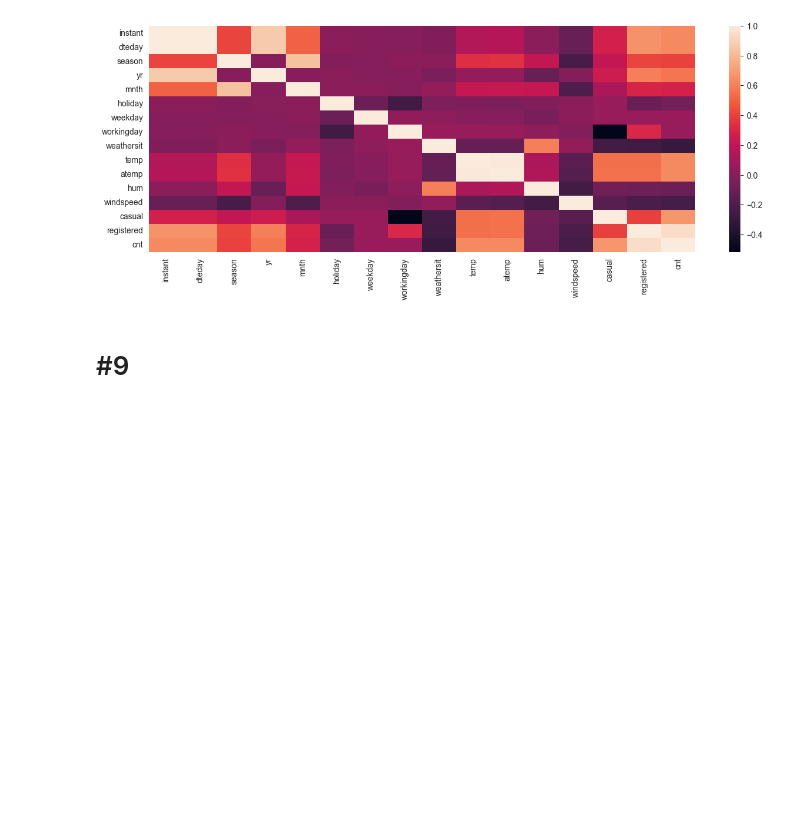
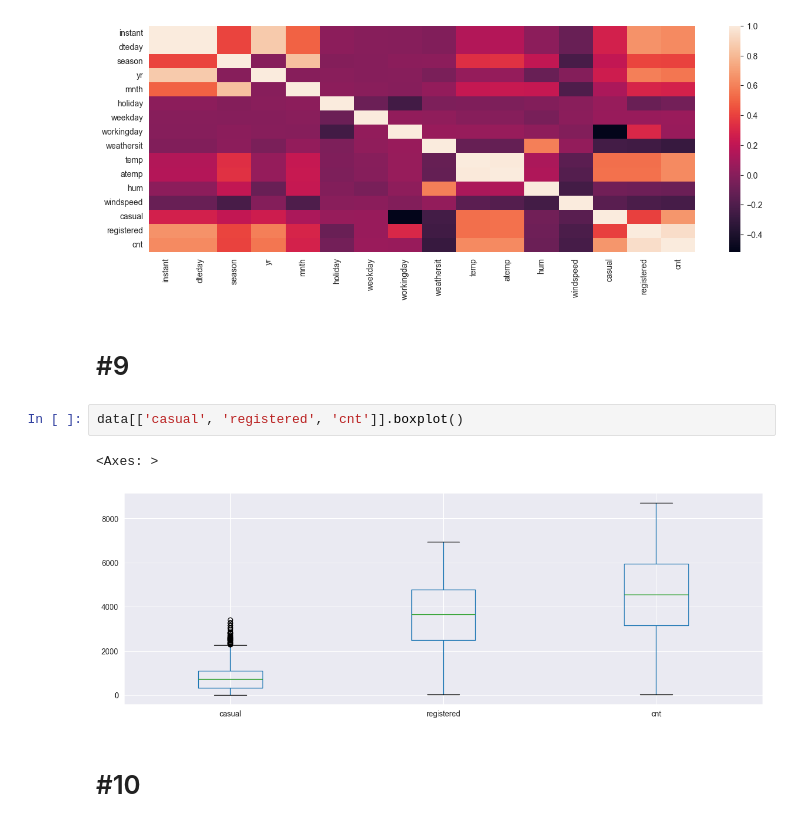
Before and after one commit to raaamk/ML_SoSe24, a Jupyter notebook: src/Assignments/2/mjanits1_11270520.ipynb, the cells around one changed output. Saved outputs shown, nothing was run; the diff lists cells and outputs as text; blank space fills up the shorter version.

```diff
--- a/src/Assignments/2/mjanits1_11270520.ipynb
+++ b/src/Assignments/2/mjanits1_11270520.ipynb
@@ -203,3 +203,10 @@ sns.heatmap(corr)
 [figure]
 # %% [markdown]
 # #9
+# %%
+data[['casual', 'registered', 'cnt']].boxplot()
+# %% [output]
+<Axes: >
+[figure, added]
+# %% [markdown]
+# #10
```
Also changed, not shown: parts of 1 cell of this notebook, 1 other file.
